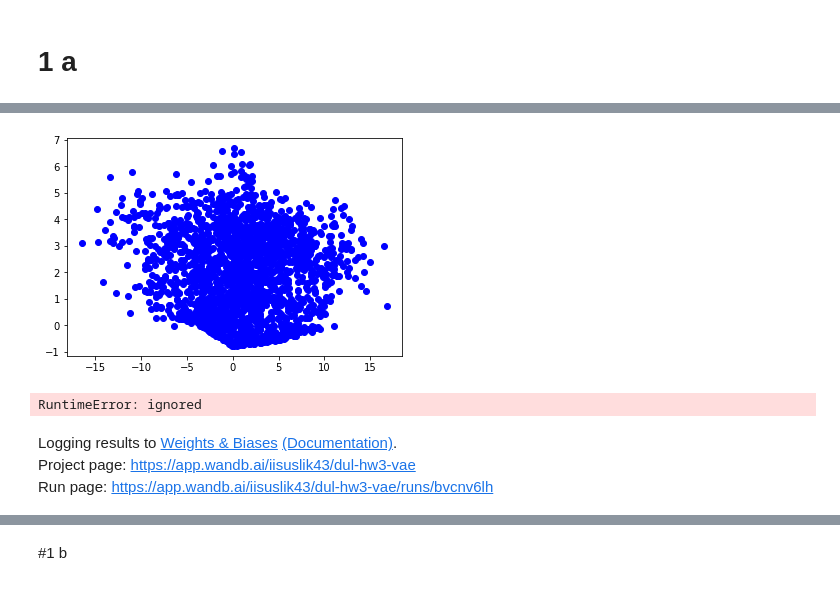
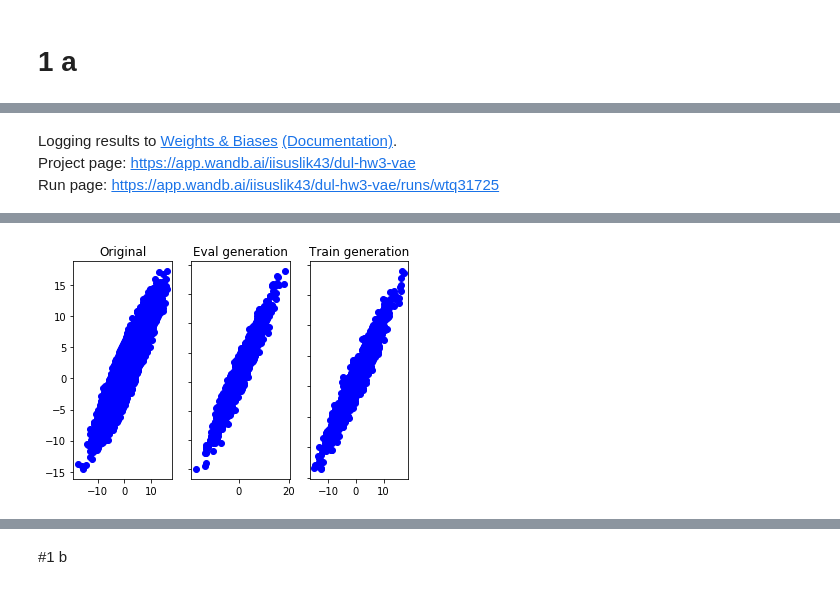
Before and after one commit to iisuslik43/dul, a Jupyter notebook: hw3.ipynb, the cells around one changed output, grey strips where cells are left out. Drawn from its saved outputs; the diff is of its cells as text; code cells hidden in the pictures.

```diff
--- a/hw3.ipynb
+++ b/hw3.ipynb
@@ -221,9 +249,0 @@ Run page: https://app.wandb.ai/iisuslik43/dul-hw3-vae/runs/rrna7gc0
-# %%
-def sample(model):
-    with torch.no_grad():
-        for i in range(20):
-          z = model.normal.sample((100, 2)).reshape(100, 2).to(device)
-          mu_x, gamma_x = model.decode(z)
-          x1 = model.sample(mu_x, gamma_x).cpu().numpy()
-          plt.plot(x1[:,0], x1[:, 1], 'bo')
-        plt.show()
@@ -245,20 +250,12 @@ sample(model_11)
-# %%
-model_12.eval()
-sample(model_12)
-# %% [output]
-[figure, removed]
-# %%
-model_12.train()
-sample(model_12)
-# %% [output]
-RuntimeError: ignored
 # %%
 model_21 = VAE1().to(device)
-train(model_21, VAELoss(), data2, n_epochs=40, wandb_name='Method # 1 Data # 2')
+train(model_21, VAELoss(), data2, n_epochs=60, wandb_name='Method # 1 Data # 2')
+sample(model_21, data2)
 # %% [output]
 Logging results to Weights & Biases (Documentation).
 Project page: https://app.wandb.ai/iisuslik43/dul-hw3-vae
-Run page: https://app.wandb.ai/iisuslik43/dul-hw3-vae/runs/bvcnv6lh
+Run page: https://app.wandb.ai/iisuslik43/dul-hw3-vae/runs/wtq31725
 [interactive output not drawn]
+[figure, added]
 # %%
 model_22 = VAE2().to(device)
```
Also changed, not shown: parts of 22 cells of this notebook.
